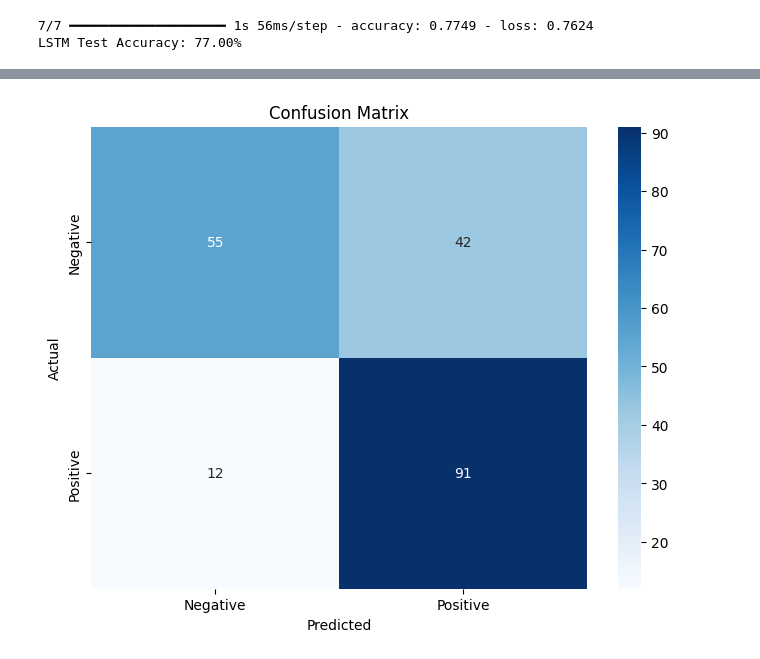
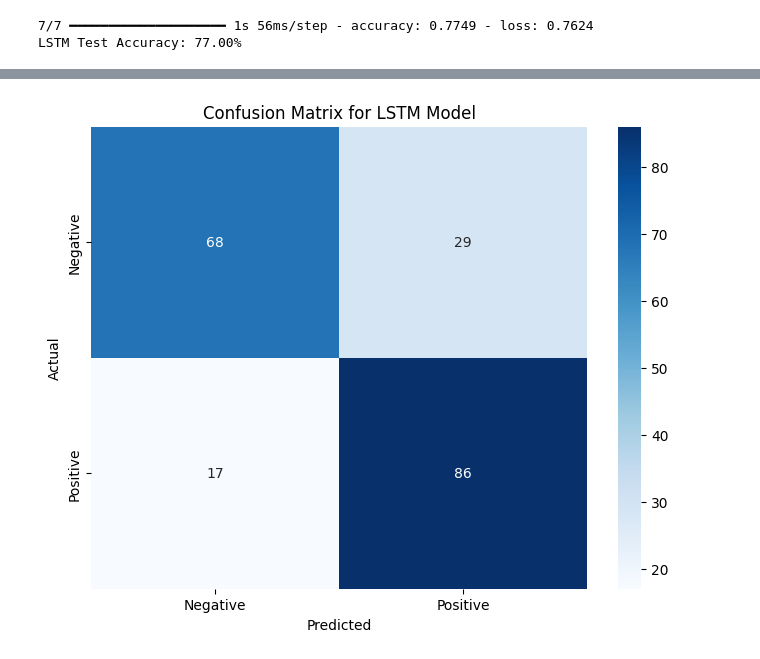
Before and after one commit to durba-sharma/Project-TME, a Jupyter notebook: Project_Sentiment_Analysis_project.ipynb, the cells around one changed output, grey strips where cells are left out. Cells and saved outputs as stored; diff of their text form; code cells hidden in the pictures.

```diff
--- a/Project_Sentiment_Analysis_project.ipynb
+++ b/Project_Sentiment_Analysis_project.ipynb
@@ -250,11 +250,21 @@ print(f"LSTM Test Accuracy: {lstm_accuracy * 100:.2f}%")
 7/7 ━━━━━━━━━━━━━━━━━━━━ 1s 56ms/step - accuracy: 0.7749 - loss: 0.7624
 LSTM Test Accuracy: 77.00%
 # %%
+from sklearn.metrics import confusion_matrix
+import matplotlib.pyplot as plt
+import seaborn as sns
 
-# Plot Confusion Matrix
+# Step 1: Make Predictions (Get Probabilities and Convert to Binary Classifications)
+y_pred_lstm = lstm_model.predict(X_test)  # Get model predictions (probabilities)
+y_pred_binary = (y_pred_lstm > 0.5).astype(int)  # Convert probabilities to binary class (0 or 1)
+
+# Step 2: Compute Confusion Matrix
+cm_lstm = confusion_matrix(y_test, y_pred_binary)
+
+# Step 3: Visualize Confusion Matrix
 plt.figure(figsize=(8, 6))
-sns.heatmap(cm, annot=True, fmt='d', cmap='Blues', xticklabels=['Negative', 'Positive'], yticklabels=['Negative', 'Positive'])
-plt.title('Confusion Matrix')
+sns.heatmap(cm_lstm, annot=True, fmt='d', cmap='Blues', xticklabels=['Negative', 'Positive'], yticklabels=['Negative', 'Positive'])
+plt.title('Confusion Matrix for LSTM Model')
 plt.xlabel('Predicted')
 plt.ylabel('Actual')
 plt.show()
@@ -262 +273 @@ plt.show()
-[figure, old version]
+[figure, new version]
```
Also changed, not shown: parts of 1 cell of this notebook.
